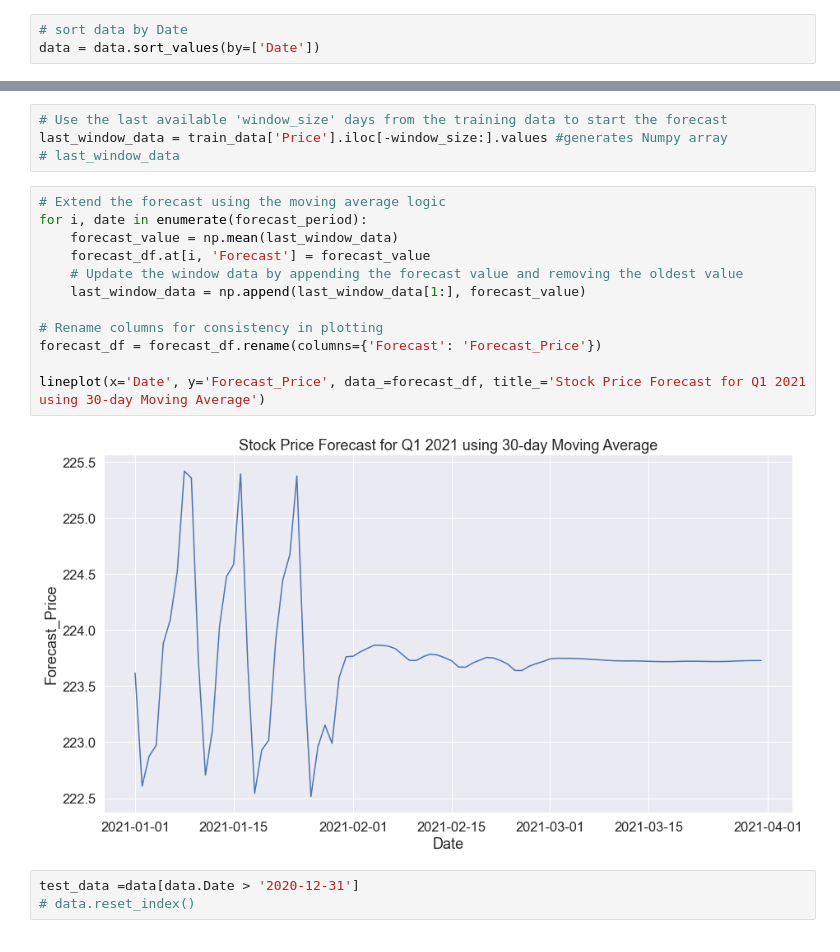
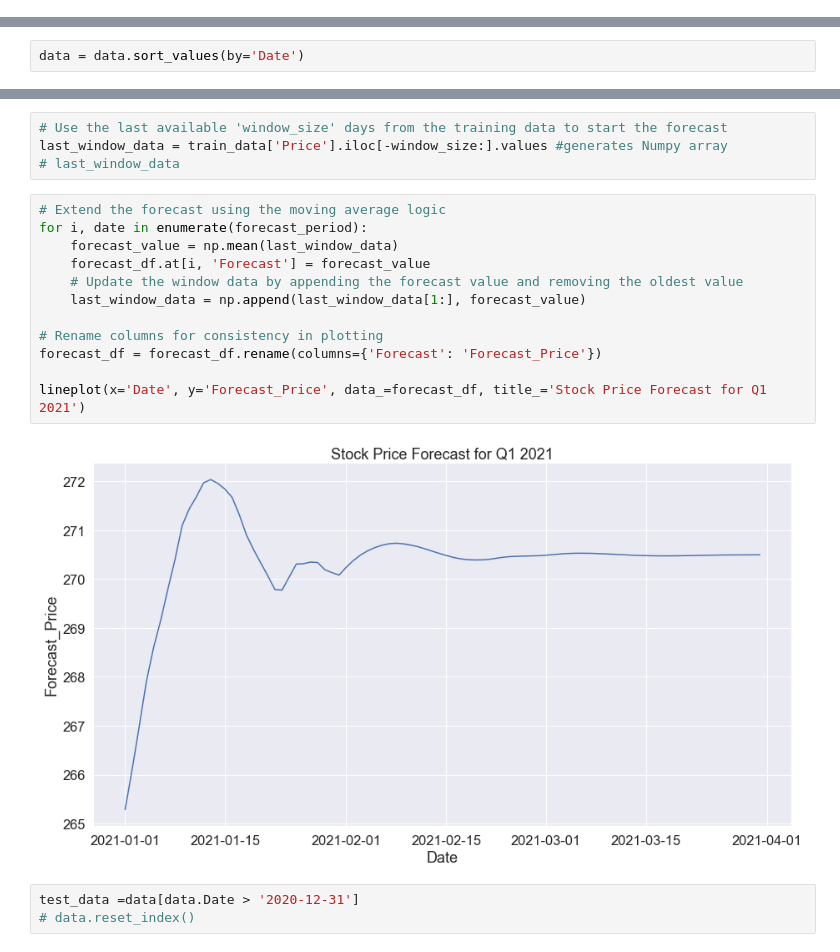
Before and after one commit to dgarbato/WWGJHClWs1tcyiwi, a Jupyter notebook: Moving Average Russia.ipynb, the cells around one changed output, grey strips where cells are left out. Drawn from its saved outputs; the diff is of its cells as text.

Commit message:
sorted correctly by date

```diff
--- a/Moving Average Russia.ipynb
+++ b/Moving Average Russia.ipynb
@@ -26,9 +26,6 @@ data.tail()
 | 310 | 3-Jan-20 | 255.00 | 255.99 | 258.19 | 253.70 | 35.85M | 0.10% |
 # %%
 data = data.drop(columns = ['Open', 'High', 'Low', 'Vol.', 'Change %'])
-# %%
-# sort data by Date
-data = data.sort_values(by=['Date'])
 # %%
 data['Price'] = data['Price'].astype(float)
 # %%
@@ -79,3 +54,5 @@ data.head()
+# %%
+data = data.sort_values(by='Date')
 # %%
 def lineplot(x,y,data_,title_):
     sns.set(rc = {'figure.figsize':(15,8)})
@@ -176,17 +153,17 @@ last_window_data = train_data['Price'].iloc[-window_size:].values #generates Num
 # %%
 # Extend the forecast using the moving average logic
 for i, date in enumerate(forecast_period):
     forecast_value = np.mean(last_window_data)
     forecast_df.at[i, 'Forecast'] = forecast_value
     # Update the window data by appending the forecast value and removing the oldest value
     last_window_data = np.append(last_window_data[1:], forecast_value)
 
 # Rename columns for consistency in plotting
 forecast_df = forecast_df.rename(columns={'Forecast': 'Forecast_Price'})
 
-lineplot(x='Date', y='Forecast_Price', data_=forecast_df, title_='Stock Price Forecast for Q1 2021 using 30-day Moving Average')
+lineplot(x='Date', y='Forecast_Price', data_=forecast_df, title_='Stock Price Forecast for Q1 2021')
 # %% [output]
-[figure, old version]
+[figure, new version]
 # %%
 test_data =data[data.Date > '2020-12-31']
 # data.reset_index()
```
Also changed, not shown: parts of 13 cells of this notebook.
